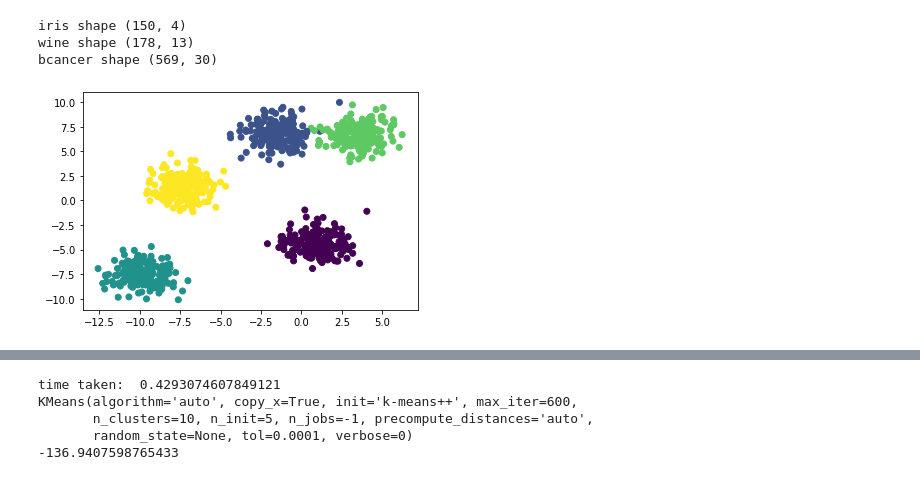
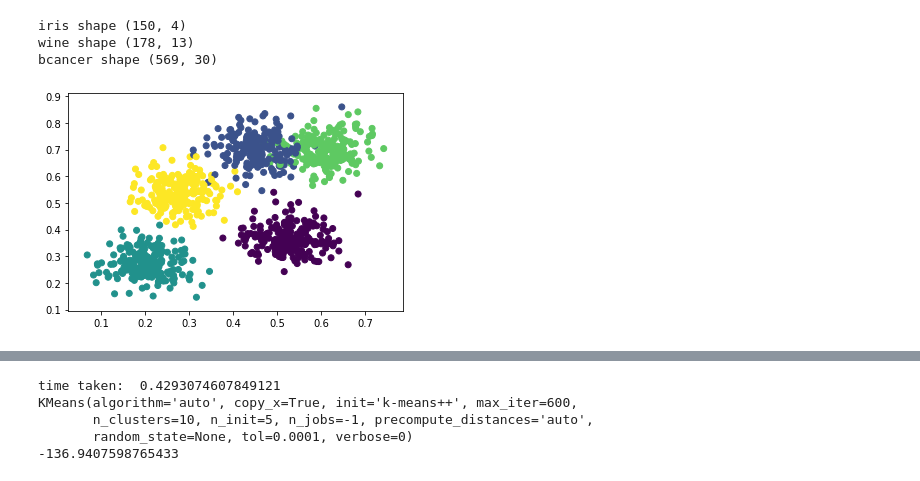
Before and after one commit to mileswang97/es170milestomoka, a Jupyter notebook: miles.ipynb, the cells around one changed output, grey strips where cells are left out. Drawn from its saved outputs; the diff is of its cells as text; code cells hidden in the pictures.

```diff
--- a/miles.ipynb
+++ b/miles.ipynb
@@ -39,8 +39,8 @@ bcancer shape (569, 30)
 
 from sklearn.datasets import make_blobs
 
-def generate_fake_dataset(samples, features, centers, std):
-    blobs, classes = make_blobs(n_samples=samples, n_features=features, centers=centers, cluster_std=std, random_state=100)
+def generate_fake_dataset(samples, features, centers, std, centerbox):
+    blobs, classes = make_blobs(n_samples=samples, n_features=features, centers=centers, cluster_std=std, random_state=100, center_box=centerbox)
     return blobs, classes
 
 def plot_dataset_2D(samples, classes):
@@ -50,10 +50,10 @@ def plot_dataset_2D(samples, classes):
     plt.show()
     return
 # %%
-testx, testy = generate_fake_dataset(1000, 2, 5, 1)
+testx, testy = generate_fake_dataset(1000, 2, 5, 0.05, (0.2,0.8))
 plot_dataset_2D(testx, testy)
 # %% [output]
-[figure, old version]
+[figure, new version]
 # %%
 import time
 from copy import deepcopy
```
Also changed, not shown: parts of 8 cells of this notebook.
